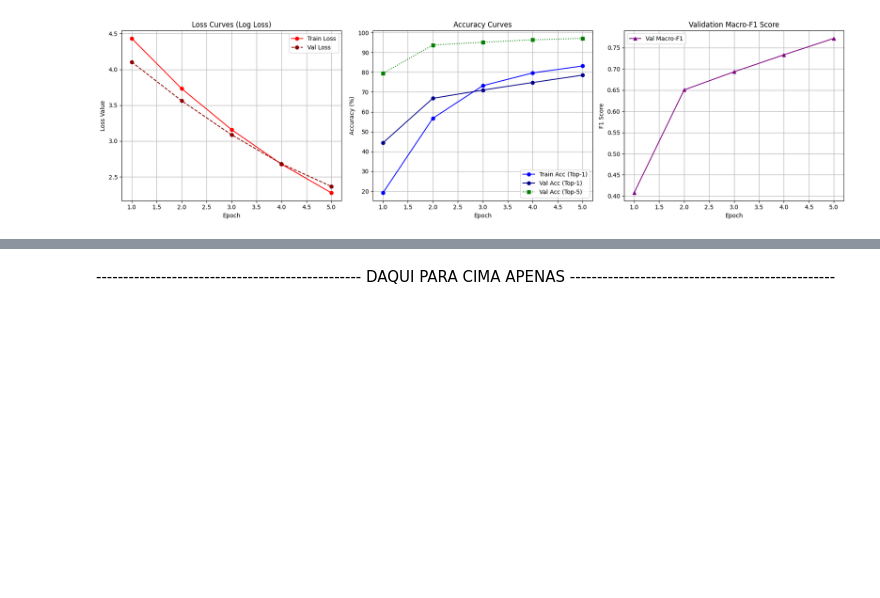
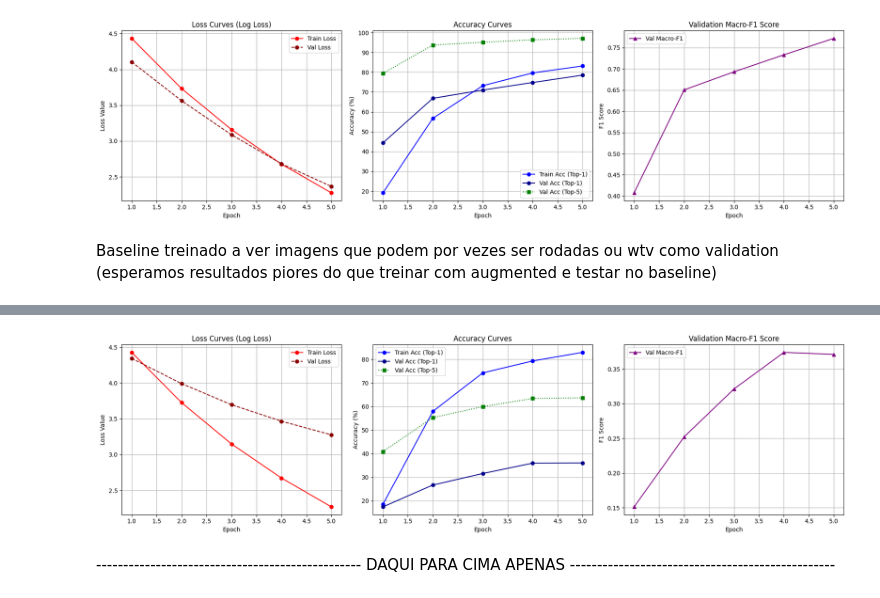
Before and after one commit to JorgeCaldeira/Beware-the-dog, a Jupyter notebook: DL_Project.ipynb, the cells around one changed output, grey strips where cells are left out. Saved outputs shown, nothing was run; the diff lists cells and outputs as text; code cells hidden in the pictures; blank space fills up the shorter version.

Commit message:
results: training with baseline and validate with augmented training with baseline and validate with baseline training with augmented and validate with baseline

```diff
--- a/DL_Project.ipynb
+++ b/DL_Project.ipynb
@@ -391,3 +391,73 @@ Epoch 5/5:
   [VALID] Loss: 2.3650 | Top-1: 78.53% | Top-5: 97.11% | F1: 0.7721
 ------------------------------
 [figure]
+# %% [markdown]
+Baseline treinado a ver imagens que podem por vezes ser rodadas ou wtv como validation (esperamos resultados piores do que treinar com augmented e testar no baseline)
+# %%
+train_set = DogDataset(train_df, '/content/train_local/train/', transform=baseline_transform)
+val_set = DogDataset(val_df, '/content/train_local/train/', transform=augmented_transform)
+
+train_loader = DataLoader(train_set, batch_size=32, shuffle=True, num_workers=2, pin_memory=True) # pin memory e num_workers deixa um bocado mais rapido
+val_loader = DataLoader(val_set, batch_size=32, shuffle=False, num_workers=2, pin_memory=True)
+
+device = torch.device("cuda" if torch.cuda.is_available() else "cpu") # para usar o t4 do colab
+
+train_losses, val_losses = [], []
+train_accs, val_accs_top1, val_accs_top5 = [], [], []
+val_f1_history = []
+
+dog_model = initialize_model().to(device)
+criterion = nn.CrossEntropyLoss() # na semana 3 isto é mencionado
+optimizer = optim.Adam(dog_model.fc.parameters(), lr=0.0001)
+
+num_epochs = 5
+
+for epoch in range(num_epochs):
+    t_loss, t_acc = train_epoch(dog_model, train_loader, criterion, optimizer, device) # treinar
+    v_loss, v_top1, v_top5, v_f1 = validate_model(dog_model, val_loader, criterion, device) #validar
+
+    train_losses.append(t_loss)
+    val_losses.append(v_loss)
+    train_accs.append(t_acc)
+    val_accs_top1.append(v_top1)
+    val_accs_top5.append(v_top5)
+    val_f1_history.append(v_f1)
+
+    print(f"Epoch {epoch+1}/{num_epochs}:")
+    print(f"  [TRAIN] Loss: {t_loss:.4f} | Acc: {t_acc:.2f}%")
+    print(f"  [VALID] Loss: {v_loss:.4f} | Top-1: {v_top1:.2f}% | Top-5: {v_top5:.2f}% | F1: {v_f1:.4f}")
+    print("-" * 30)
+
+#FAZER PLOTS PARA TREINO E TEST (Baseline)
+plt.figure(figsize=(18, 5))
+
+plt.subplot(1, 3, 1)
+plt.plot(range(1, num_epochs + 1), train_losses, label='Train Loss', marker='o', color='red')
+plt.plot(range(1, num_epochs + 1), val_losses, label='Val Loss', marker='o', linestyle='--', color='darkred')
+plt.title('Loss Curves (Log Loss)')
+plt.xlabel('Epoch')
+plt.ylabel('Loss Value')
+plt.legend()
+plt.grid(True)
+
+plt.subplot(1, 3, 2)
+plt.plot(range(1, num_epochs + 1), train_accs, label='Train Acc (Top-1)', marker='o', color='blue')
+plt.plot(range(1, num_epochs + 1), val_accs_top1, label='Val Acc (Top-1)', marker='o', color='darkblue')
+plt.plot(range(1, num_epochs + 1), val_accs_top5, label='Val Acc (Top-5)', marker='s', linestyle=':', color='green')
+plt.title('Accuracy Curves')
+plt.xlabel('Epoch')
+plt.ylabel('Accuracy (%)')
+plt.legend()
+plt.grid(True)
+
+plt.subplot(1, 3, 3)
+plt.plot(range(1, num_epochs + 1), val_f1_history, label='Val Macro-F1', marker='^', color='purple')
+plt.title('Validation Macro-F1 Score')
+plt.xlabel('Epoch')
+plt.ylabel('F1 Score')
+plt.legend()
+plt.grid(True)
+
+plt.tight_layout()
+plt.show()
+# %% [output]
@@ -394,3 +484,4 @@ Epoch 5/5:
+[figure, added]
 # %% [markdown]
 ------------------------------------------------- DAQUI PARA CIMA APENAS -------------------------------------------------
 # %%
```
Also changed, not shown: parts of 1 cell of this notebook.
